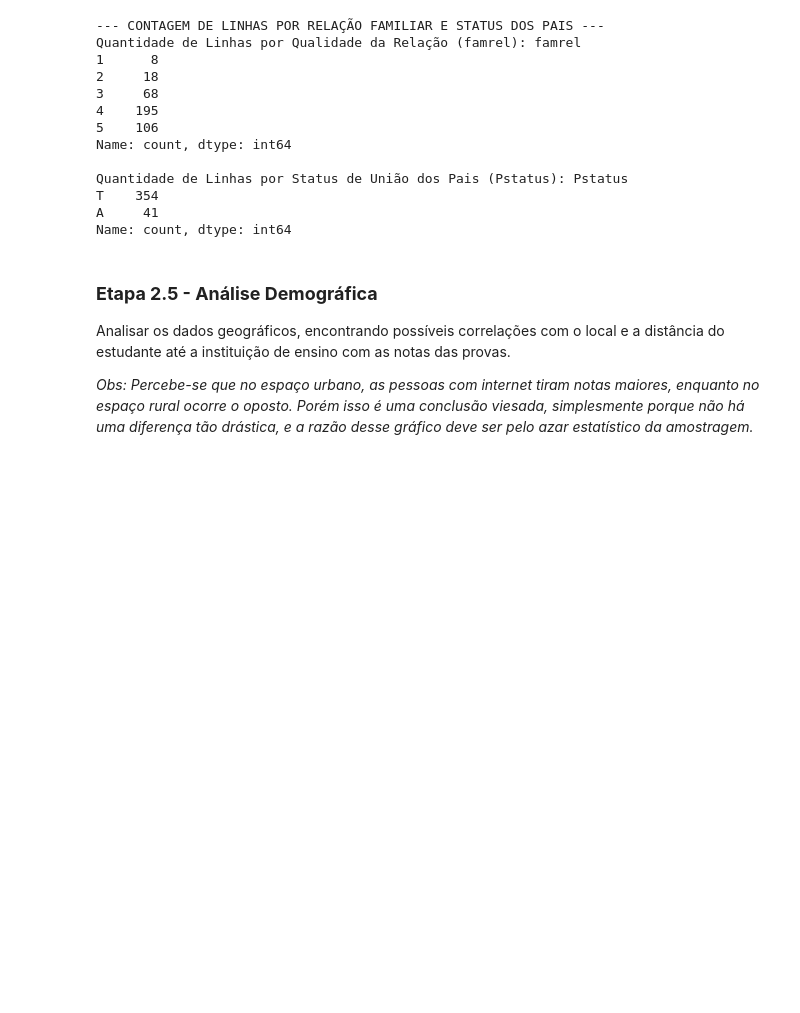
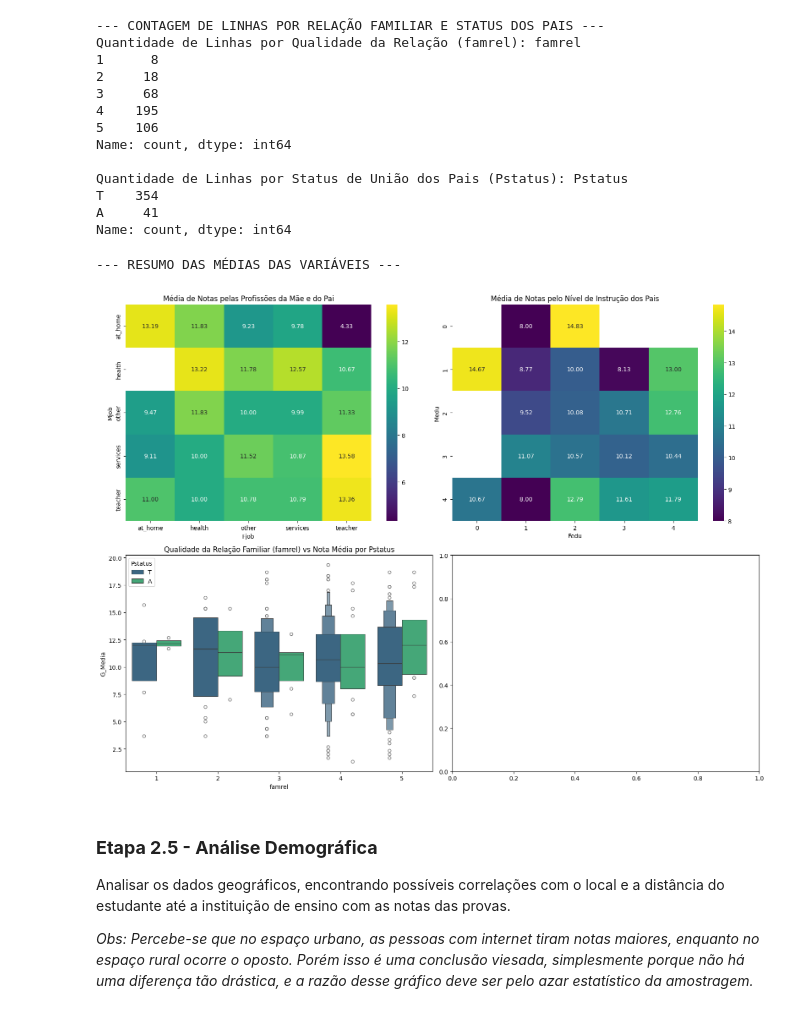
Before and after one commit to felipekenjidev/performance-estudantes, a Jupyter notebook: miniprojetods_performance_estudantes.ipynb, the cells around one changed output. Drawn from its saved outputs; the diff is of its cells as text; code cells hidden in the pictures; blank space fills up the shorter version.

```diff
--- a/miniprojetods_performance_estudantes.ipynb
+++ b/miniprojetods_performance_estudantes.ipynb
@@ -1227,6 +1221,35 @@ Quantidade de Linhas por Status de União dos Pais (Pstatus): Pstatus
 T    354
 A     41
 Name: count, dtype: int64
+# %%
+# Exibir o Resumo das Médias de Notas para Cada Variável
+print("--- RESUMO DAS MÉDIAS DAS VARIÁVEIS ---")
+
+# Criar a Coluna de Média de Notas
+if 'G_Media' not in df.columns:
+    df['G_Media'] = df[['G1', 'G2', 'G3']].mean(axis=1)
+
+fig, axes = plt.subplots(2, 2, figsize=(16, 12))
+
+# Exibir Profissão dos Pais vs Média de Notas
+df_jobs = df.groupby(['Mjob', 'Fjob'])['G_Media'].mean().unstack()
+sns.heatmap(df_jobs, annot=True, fmt=".2f", cmap='viridis', ax=axes[0, 0])
+axes[0, 0].set_title('Média de Notas pelas Profissões da Mãe e do Pai')
+
+# Exibir Escolaridade dos Pais vs Média
+df_edu_notes = df.groupby(['Medu', 'Fedu'])['G_Media'].mean().unstack()
+sns.heatmap(df_edu_notes, annot=True, fmt=".2f", cmap='viridis', ax=axes[0, 1])
+axes[0, 1].set_title('Média de Notas pelo Nível de Instrução dos Pais')
+
+# Exibir Pstatus vs Famrel vs G_Media
+sns.boxenplot(data=df, x='famrel', y='G_Media', hue='Pstatus', ax=axes[1, 0], palette='viridis')
+axes[1, 0].set_title('Qualidade da Relação Familiar (famrel) vs Nota Média por Pstatus')
+
+plt.tight_layout()
+plt.show()
+# %% [output]
+--- RESUMO DAS MÉDIAS DAS VARIÁVEIS ---
+[figure, added]
 # %% [markdown]
 ### **Etapa 2.5 - Análise Demográfica**
 Analisar os dados geográficos, encontrando possíveis correlações com o local e a distância do estudante até a instituição de ensino com as notas das provas.
```
Also changed, not shown: parts of 31 cells of this notebook.
